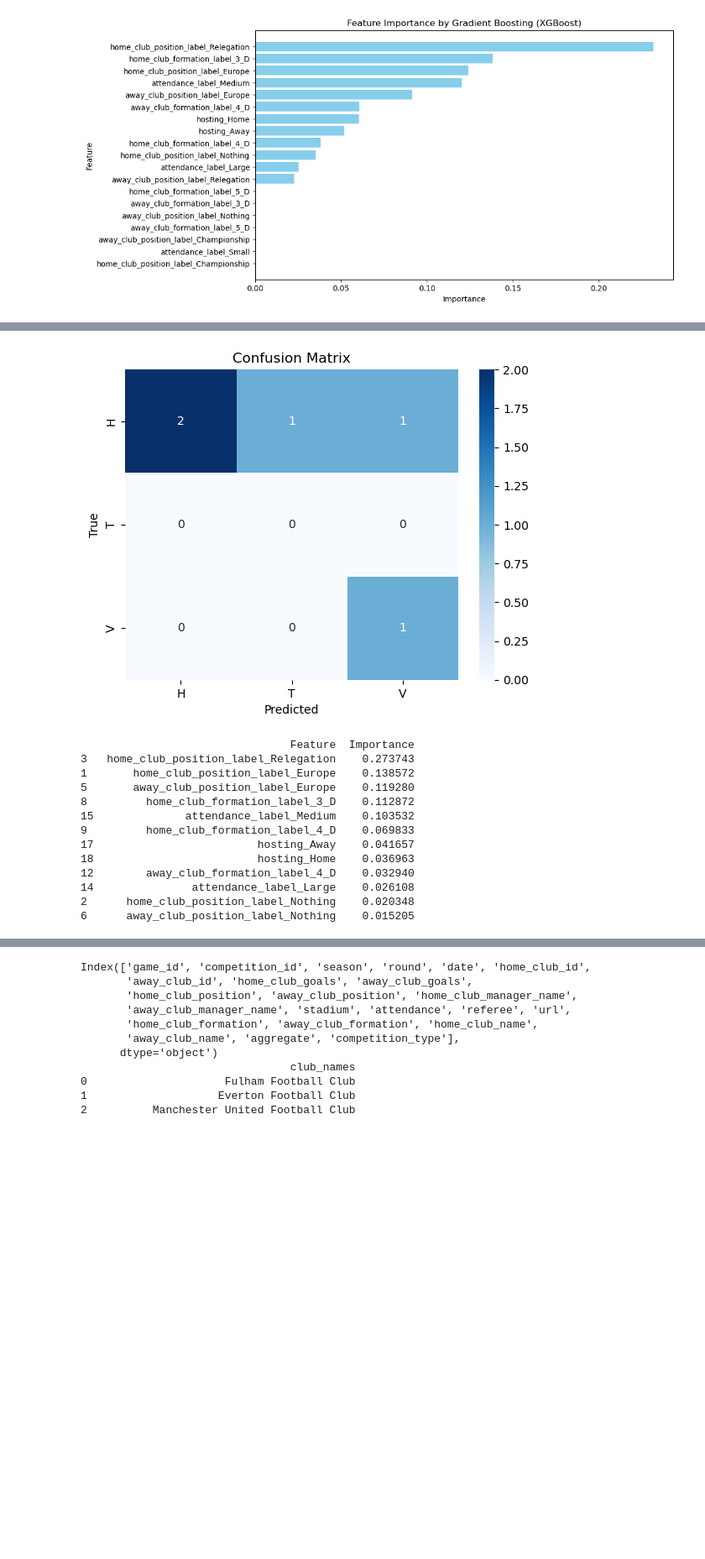
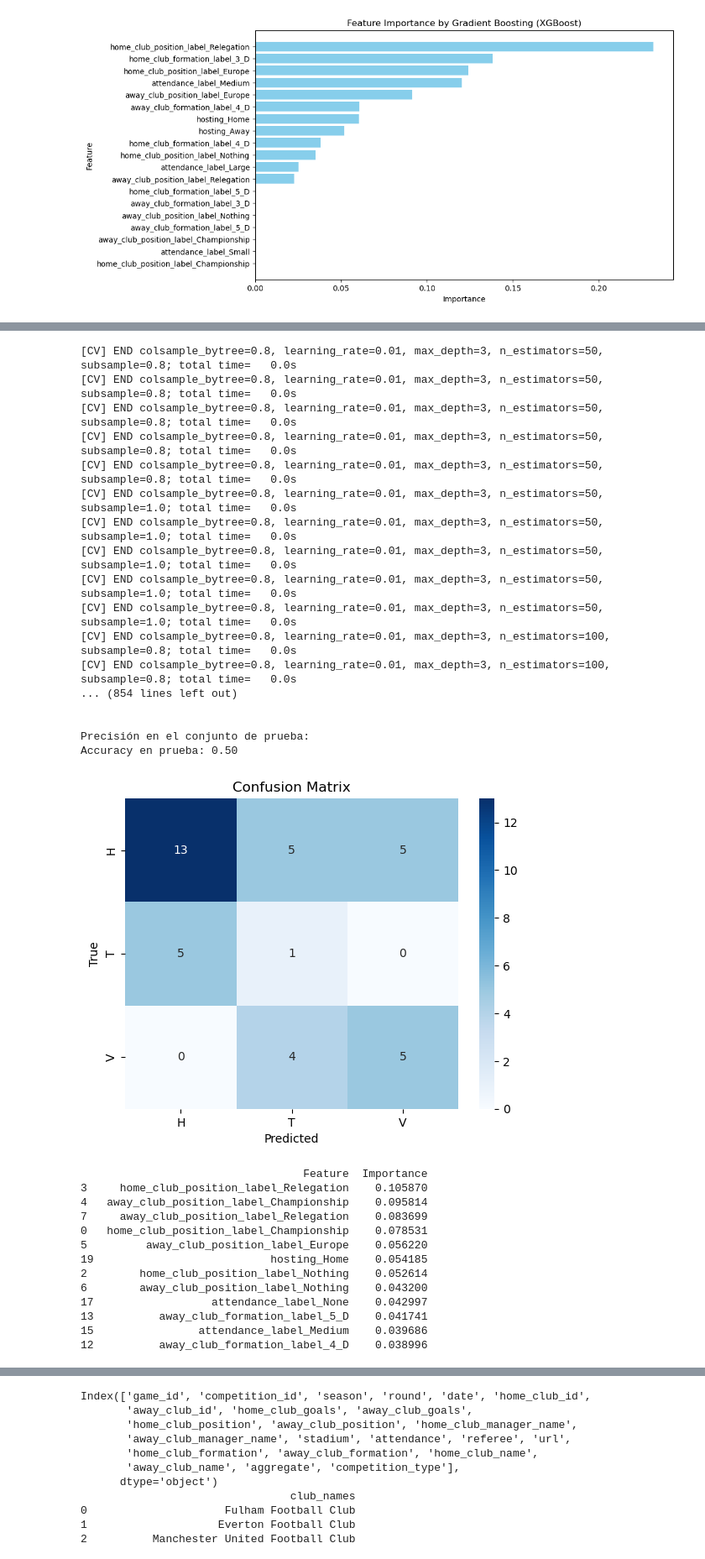
Before and after one commit to ivizquier/tfgPrediccionesPL, a Jupyter notebook: GradientTest.ipynb, the cells around one changed output, grey strips where cells are left out. Shown: that part at 84% size. Saved outputs shown, nothing was run; the diff lists cells and outputs as text; code cells hidden in the pictures; blank space fills up the shorter version.

```diff
--- a/GradientTest.ipynb
+++ b/GradientTest.ipynb
@@ -345,19 +345,19 @@ games_data['away_club_formation'] = games_data['away_club_formation'].str.replac
 
 
 season = int(input("Ingresa la temporada a buscar (2023 para la 23/24, 2022 para 22/23): "))
-matchDay = 34
+
 
 filtered_games = games_data[
-    (games_data['season'] == season) &
+    (games_data['season'] >= 2019) &
     (games_data['competition_id'] == 'GB1') &
     (games_data['competition_type'] == 'domestic_league')
 ].copy()
 
 filtered_games['round'] = filtered_games['round'].str.replace(r'\D+', '', regex=True).astype(int)
-selected_games = filtered_games[filtered_games['round'] == matchDay]
+selected_games = filtered_games[filtered_games['season'] == season]
 
 filtered_teams = pd.DataFrame({
-    'club_names': pd.concat([filtered_games['home_club_name'], filtered_games['away_club_name']], ignore_index=True)
+    'club_names': pd.concat([selected_games['home_club_name'], selected_games['away_club_name']], ignore_index=True)
 }).drop_duplicates(subset='club_names', keep='first')
 
 print(filtered_teams, '\n')
@@ -367,7 +367,7 @@ selected_team = filtered_teams.loc[selected_index]
 
 if not selected_team.empty:
     team_name = selected_team['club_names']
-    team_id = filtered_games.loc[filtered_games['home_club_name'] == team_name, 'home_club_id'].drop_duplicates(keep='first').iloc[0]
+    team_id = selected_games.loc[selected_games['home_club_name'] == team_name, 'home_club_id'].drop_duplicates(keep='first').iloc[0]
     print(f"Nombre del equipo: {team_name} y su id: {team_id} \n")
 else:
     print("No se encontró un equipo con el índice proporcionado.\n")
@@ -384,6 +384,11 @@ filtered_games['away_club_formation_label'] = filtered_games['away_club_formatio
 
 filtered_games['attendance_label'] = filtered_games['attendance'].apply(assign_attendance_label)
 
+selected_games = filtered_games[filtered_games['season'] < season]
+
+merged_club_games = club_games_data.merge(club_data, on='club_id')
+selected_games = merged_club_games.merge(selected_games, on='game_id')
+
 team_home_games = filtered_games[filtered_games['home_club_name'] == team_name].merge(
     club_games_data[(club_games_data['hosting'] == 'Home') & (club_games_data['club_id'] == team_id)],
     on='game_id', how='inner')
@@ -394,7 +399,7 @@ team_away_games = filtered_games[filtered_games['away_club_name'] == team_name].
 
 columns_to_keep = ['game_id', 'home_club_name', 'away_club_name', 'home_club_id', 'away_club_id', 'round',
                    'attendance_label', 'home_club_position_label', 'away_club_position_label',
-                   'home_club_formation_label', 'away_club_formation_label', 'hosting', 'result']
+                   'home_club_formation_label', 'away_club_formation_label', 'hosting', 'result', 'season']
 
 team_home_games = team_home_games[columns_to_keep]
 team_away_games = team_away_games[columns_to_keep]
@@ -402,10 +407,11 @@ filtered_games = pd.concat([team_home_games, team_away_games])
 
 filtered_games = filtered_games.sort_values(by='round').reset_index(drop=True)
 
+filtered_games = filtered_games[filtered_games['season'] == season]
 features = ['home_club_position_label', 'away_club_position_label', 'home_club_formation_label',
             'away_club_formation_label', 'attendance_label', 'hosting']
 
-train_data = filtered_games[filtered_games['round'] < matchDay]
+train_data = selected_games
 X_train = train_data[features]
 y_train = train_data['result']
 
@@ -439,10 +445,8 @@ grid_search.fit(X_train_balanced, y_train_balanced)
 best_xgb_model = grid_search.best_estimator_
 print(f"Mejores parámetros: {grid_search.best_params_}")
 
-test_data = filtered_games[((filtered_games['home_club_id'] == team_id) | (filtered_games['away_club_id'] == team_id)) &
-                           (filtered_games['round'] >= matchDay)][features]
-test_data_result = filtered_games[((filtered_games['home_club_id'] == team_id) | (filtered_games['away_club_id'] == team_id)) &
-                           (filtered_games['round'] >= matchDay)]['result']
+test_data = filtered_games[((filtered_games['home_club_id'] == team_id) | (filtered_games['away_club_id'] == team_id))][features]
+test_data_result = filtered_games[((filtered_games['home_club_id'] == team_id) | (filtered_games['away_club_id'] == team_id))]['result']
 X_test_encoded = encoder.transform(test_data)
 
 
@@ -452,7 +456,7 @@ if not test_data.empty:
     y_proba = best_xgb_model.predict_proba(X_test_encoded)
 
 
-    print(f"\nPredicción para los partidos de {team_name} a partir de la jornada: {matchDay}:")
+    print(f"\nPredicción para los partidos de {team_name} de la temporada {season}:")
     print(f"Número de partidos a predecir: {len(test_data)}")
     print(f"Número de predicciones: {len(y_pred)}")
 
@@ -462,7 +466,7 @@ if not test_data.empty:
         row = test_data.iloc[idx]
 
         print('\n')
-        print("Resultado predicho:", y_pred[idx], "para la jornada ",matchDay+ idx )
+        print("Resultado predicho:", y_pred[idx], "para la jornada ", idx +1 )
 
 
         proba_percentages = y_proba[idx] * 100
@@ -502,7 +506,7 @@ if not test_data.empty:
     plt.show()
 
 else:
-    print(f"No hay partidos disponibles para {team_name} a partir de la jornada: {matchDay}")
+    print(f"No hay partidos disponibles para {team_name} de la temporada {season}")
 
 
 
@@ -545,14 +563,31 @@ Accuracy en prueba: 0.60
+[CV] END colsample_bytree=0.8, learning_rate=0.01, max_depth=3, n_estimators=50, subsample=0.8; total time=   0.0s
+[CV] END colsample_bytree=0.8, learning_rate=0.01, max_depth=3, n_estimators=50, subsample=0.8; total time=   0.0s
+[CV] END colsample_bytree=0.8, learning_rate=0.01, max_depth=3, n_estimators=50, subsample=0.8; total time=   0.0s
+[CV] END colsample_bytree=0.8, learning_rate=0.01, max_depth=3, n_estimators=50, subsample=0.8; total time=   0.0s
+[CV] END colsample_bytree=0.8, learning_rate=0.01, max_depth=3, n_estimators=50, subsample=0.8; total time=   0.0s
+[CV] END colsample_bytree=0.8, learning_rate=0.01, max_depth=3, n_estimators=50, subsample=1.0; total time=   0.0s
+[CV] END colsample_bytree=0.8, learning_rate=0.01, max_depth=3, n_estimators=50, subsample=1.0; total time=   0.0s
+[CV] END colsample_bytree=0.8, learning_rate=0.01, max_depth=3, n_estimators=50, subsample=1.0; total time=   0.0s
+[CV] END colsample_bytree=0.8, learning_rate=0.01, max_depth=3, n_estimators=50, subsample=1.0; total time=   0.0s
+[CV] END colsample_bytree=0.8, learning_rate=0.01, max_depth=3, n_estimators=50, subsample=1.0; total time=   0.0s
+[CV] END colsample_bytree=0.8, learning_rate=0.01, max_depth=3, n_estimators=100, subsample=0.8; total time=   0.0s
+[CV] END colsample_bytree=0.8, learning_rate=0.01, max_depth=3, n_estimators=100, subsample=0.8; total time=   0.0s
+... (854 lines left out)
+
+
+Precisión en el conjunto de prueba:
+Accuracy en prueba: 0.50
-[figure, old version]
+[figure, new version]
-                                Feature  Importance
-3   home_club_position_label_Relegation    0.273743
-1       home_club_position_label_Europe    0.138572
-5       away_club_position_label_Europe    0.119280
-8         home_club_formation_label_3_D    0.112872
-15              attendance_label_Medium    0.103532
-9         home_club_formation_label_4_D    0.069833
-17                         hosting_Away    0.041657
-18                         hosting_Home    0.036963
-12        away_club_formation_label_4_D    0.032940
-14               attendance_label_Large    0.026108
-2      home_club_position_label_Nothing    0.020348
-6      away_club_position_label_Nothing    0.015205
+                                  Feature  Importance
+3     home_club_position_label_Relegation    0.105870
+4   away_club_position_label_Championship    0.095814
+7     away_club_position_label_Relegation    0.083699
+0   home_club_position_label_Championship    0.078531
+5         away_club_position_label_Europe    0.056220
+19                           hosting_Home    0.054185
+2        home_club_position_label_Nothing    0.052614
+6        away_club_position_label_Nothing    0.043200
+17                  attendance_label_None    0.042997
+13          away_club_formation_label_5_D    0.041741
+15                attendance_label_Medium    0.039686
+12          away_club_formation_label_4_D    0.038996
```
Also changed, not shown: parts of 1 cell of this notebook, 3 other files.
